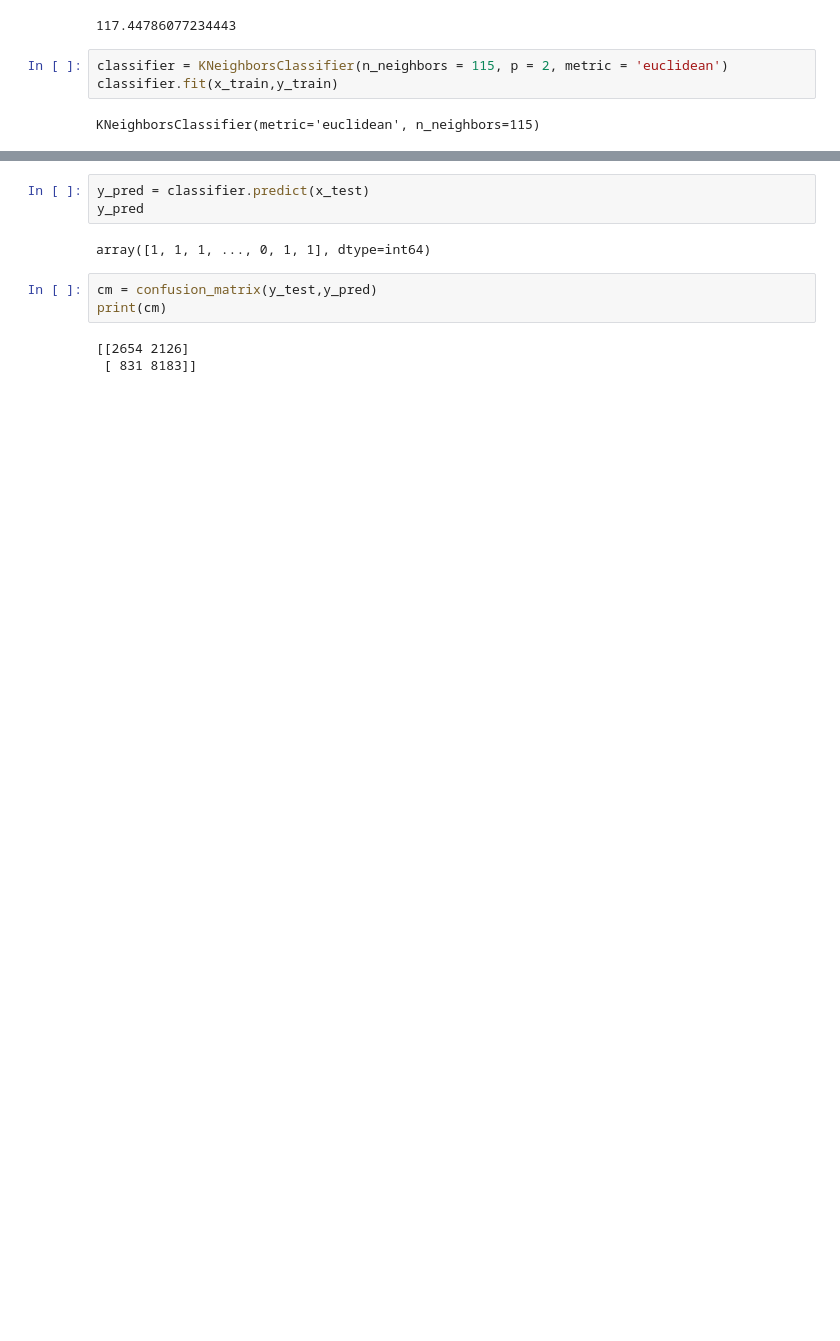
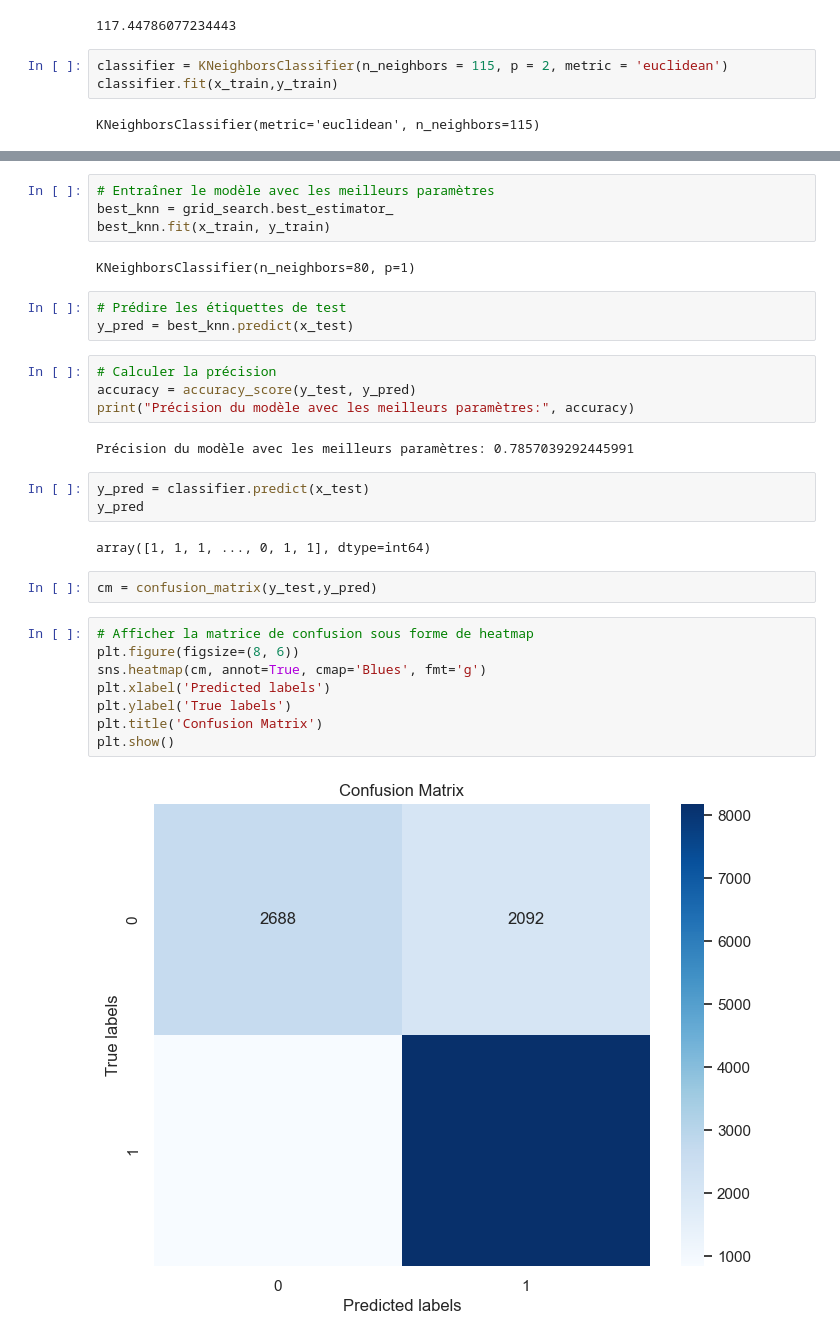
Before and after one commit to alaincrenner/heart_attack, a Jupyter notebook: MaladieCardiaque_SVM.ipynb, the cells around one changed output, grey strips where cells are left out. Cells and saved outputs as stored; diff of their text form; blank space fills up the shorter version.

```diff
--- a/MaladieCardiaque_SVM.ipynb
+++ b/MaladieCardiaque_SVM.ipynb
@@ -417,3 +436,18 @@ KNeighborsClassifier(metric='euclidean', n_neighbors=115)
+# %%
+# Entraîner le modèle avec les meilleurs paramètres
+best_knn = grid_search.best_estimator_
+best_knn.fit(x_train, y_train)
+# %% [output]
+KNeighborsClassifier(n_neighbors=80, p=1)
+# %%
+# Prédire les étiquettes de test
+y_pred = best_knn.predict(x_test)
+# %%
+# Calculer la précision
+accuracy = accuracy_score(y_test, y_pred)
+print("Précision du modèle avec les meilleurs paramètres:", accuracy)
+# %% [output]
+Précision du modèle avec les meilleurs paramètres: 0.7857039292445991
 # %%
 y_pred = classifier.predict(x_test)
 y_pred
@@ -421,10 +455,16 @@ y_pred
 array([1, 1, 1, ..., 0, 1, 1], dtype=int64)
 # %%
 cm = confusion_matrix(y_test,y_pred)
-print(cm)
-# %% [output]
-[[2654 2126]
- [ 831 8183]]
+# %%
+# Afficher la matrice de confusion sous forme de heatmap
+plt.figure(figsize=(8, 6))
+sns.heatmap(cm, annot=True, cmap='Blues', fmt='g')
+plt.xlabel('Predicted labels')
+plt.ylabel('True labels')
+plt.title('Confusion Matrix')
+plt.show()
+# %% [output]
+[figure, added]
 # %%
 print(accuracy_score(y_test,y_pred))
 # %% [output]
```
Also changed, not shown: parts of 11 cells of this notebook.
